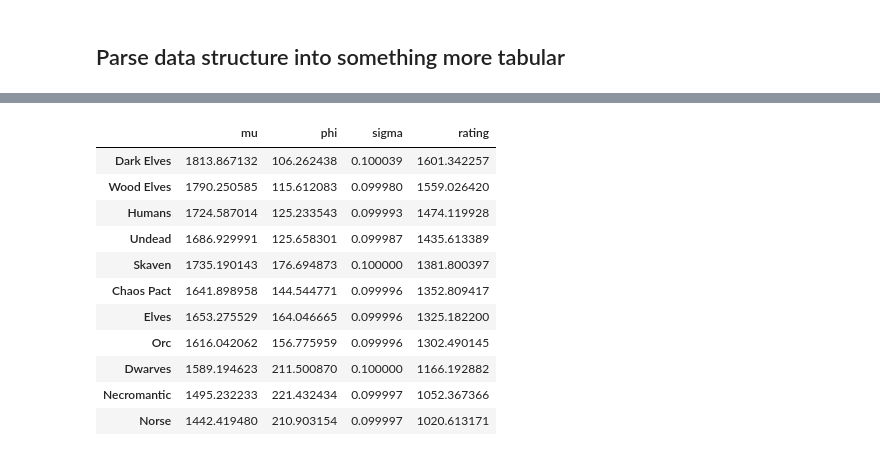
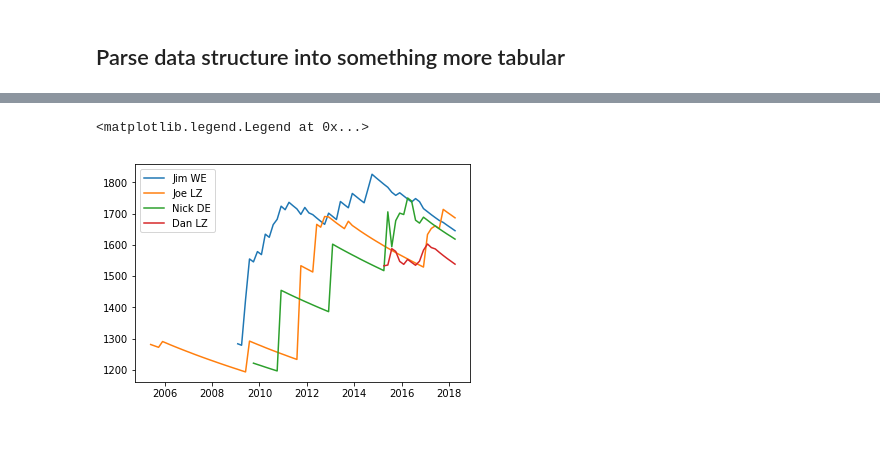
Before and after one commit to hardingnj/NAF, a Jupyter notebook: glicko.ipynb, the cells around one changed output, grey strips where cells are left out. Saved outputs shown, nothing was run; the diff lists cells and outputs as text; code cells hidden in the pictures.

```diff
--- a/glicko.ipynb
+++ b/glicko.ipynb
@@ -3,9 +3,9 @@ import glicko2 as Glicko
 # %%
 # improbable results are likely so set tau low
 tau = 0.2
-phi = 250
-sigma = 0.1
-mu_decay_factor = 0.999
+phi = 350
+sigma = 0.15
+mu_decay_factor = 0.995
 # %%
 glck = Glicko.Glicko2(tau=tau, phi=phi, sigma=sigma)
 # %%
@@ -41,4 +40,4 @@ lookup = dd.to_dict()["HomeCoachNAFname"]
 # %%
 ranking_periods = pd.date_range(naf_data.iloc[0].date - pd.offsets.MonthBegin(1),
                                 naf_data.iloc[-1].date + pd.offsets.MonthBegin(1),
-                                freq='1M')
+                                freq='2M')
@@ -199,18 +205,14 @@ combined_rankings[:30]
-# %%
-combined_rankings.xs("mubo")
-# %% [output]
-|  | mu | phi | sigma | rating |
-| Dark Elves | 1813.867132 | 106.262438 | 0.100039 | 1601.342257 |
-| Wood Elves | 1790.250585 | 115.612083 | 0.099980 | 1559.026420 |
-| Humans | 1724.587014 | 125.233543 | 0.099993 | 1474.119928 |
-| Undead | 1686.929991 | 125.658301 | 0.099987 | 1435.613389 |
-| Skaven | 1735.190143 | 176.694873 | 0.100000 | 1381.800397 |
-| Chaos Pact | 1641.898958 | 144.544771 | 0.099996 | 1352.809417 |
-| Elves | 1653.275529 | 164.046665 | 0.099996 | 1325.182200 |
-| Orc | 1616.042062 | 156.775959 | 0.099996 | 1302.490145 |
-| Dwarves | 1589.194623 | 211.500870 | 0.100000 | 1166.192882 |
-| Necromantic | 1495.232233 | 221.432434 | 0.099997 | 1052.367366 |
-| Norse | 1442.419480 | 210.903154 | 0.099997 | 1020.613171 |
+# %%
+fig, ax = plt.subplots()
+
+ax.plot(ranking_data[12403].hist_ratings["Wood Elves"], label="Jim WE")
+ax.plot(ranking_data[3312].hist_ratings["Lizardmen"], label="Joe LZ")
+ax.plot(ranking_data[13409].hist_ratings["Dark Elves"], label="Nick DE")
+ax.plot(ranking_data[20556].hist_ratings["Lizardmen"], label="Dan LZ")
+ax.legend()
+# %% [output]
+<matplotlib.legend.Legend at 0x...>
+[figure, added]
 # %%
 import seaborn as sns
 # %%
```
Also changed, not shown: parts of 17 cells of this notebook.
